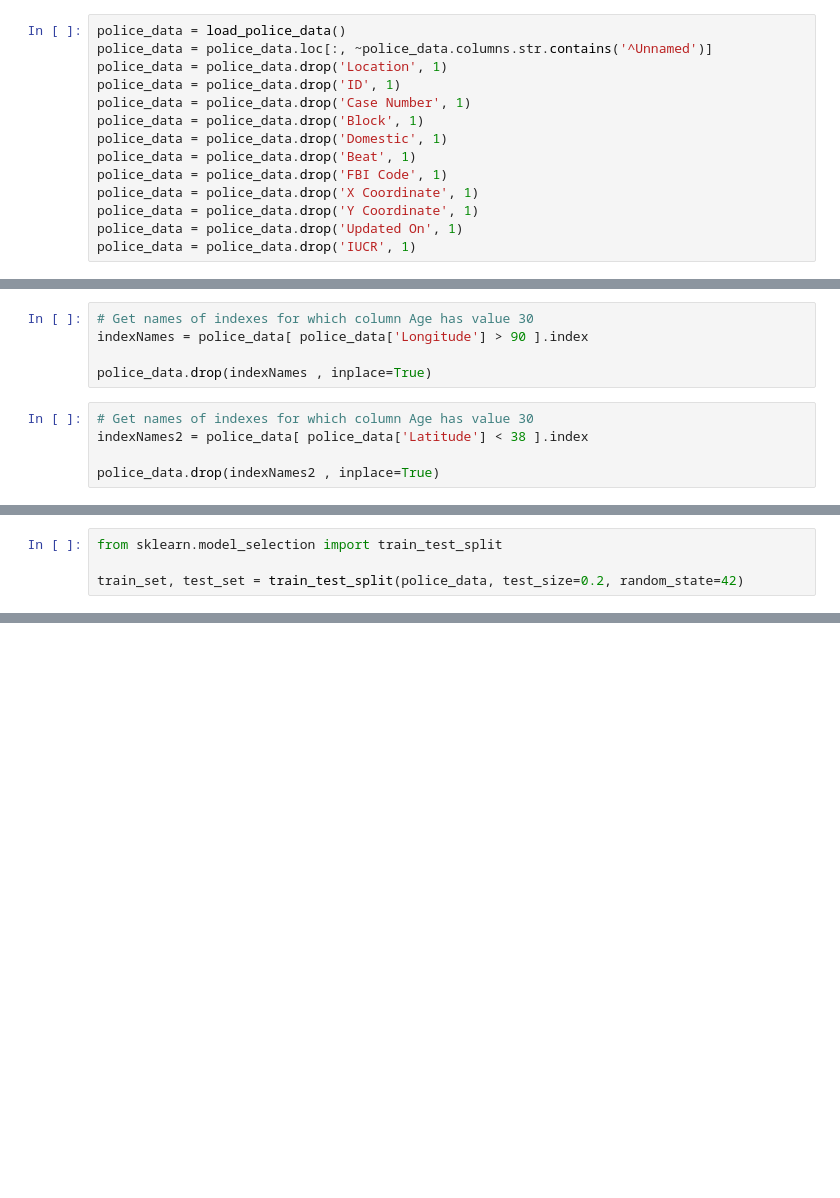
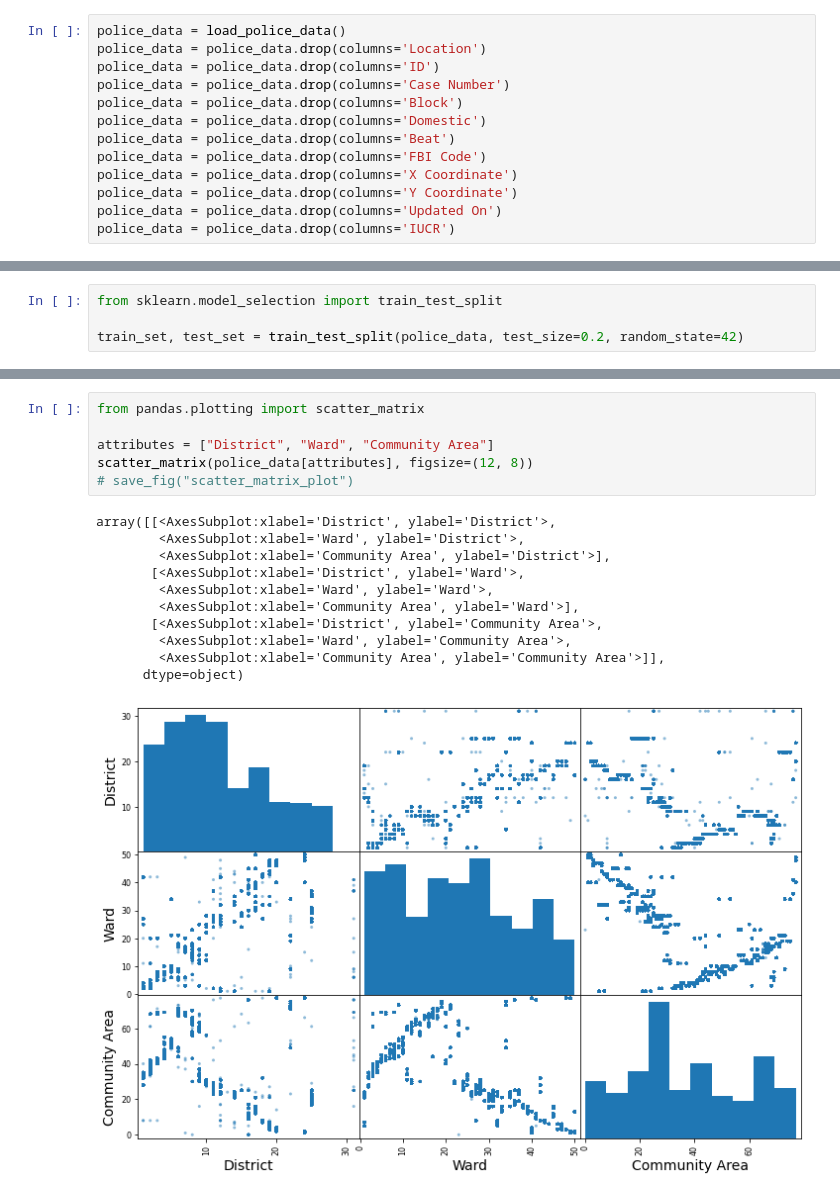
Before and after one commit to anto8460/chicago_project, a Jupyter notebook: chicago_project/chicago_project.ipynb, the cells around one changed output, grey strips where cells are left out. Drawn from its saved outputs; the diff is of its cells as text; blank space fills up the shorter version.

```diff
--- a/chicago_project/chicago_project.ipynb
+++ b/chicago_project/chicago_project.ipynb
@@ -35,15 +35,14 @@ def load_police_data():
     return pd.read_csv(csv_path, index_col=0)
 # %%
 police_data = load_police_data()
-police_data = police_data.loc[:, ~police_data.columns.str.contains('^Unnamed')]
-police_data = police_data.drop('Location', 1)
-police_data = police_data.drop('ID', 1)
-police_data = police_data.drop('Case Number', 1)
-police_data = police_data.drop('Block', 1)
-police_data = police_data.drop('Domestic', 1)
-police_data = police_data.drop('Beat', 1)
-police_data = police_data.drop('FBI Code', 1)
-police_data = police_data.drop('X Coordinate', 1)
-police_data = police_data.drop('Y Coordinate', 1)
-police_data = police_data.drop('Updated On', 1)
-police_data = police_data.drop('IUCR', 1)
+police_data = police_data.drop(columns='Location')
+police_data = police_data.drop(columns='ID')
+police_data = police_data.drop(columns='Case Number')
+police_data = police_data.drop(columns='Block')
+police_data = police_data.drop(columns='Domestic')
+police_data = police_data.drop(columns='Beat')
+police_data = police_data.drop(columns='FBI Code')
+police_data = police_data.drop(columns='X Coordinate')
+police_data = police_data.drop(columns='Y Coordinate')
+police_data = police_data.drop(columns='Updated On')
+police_data = police_data.drop(columns='IUCR')
@@ -50,12 +51,2 @@ police_data = police_data.drop('IUCR', 1)
-# %%
-# Get names of indexes for which column Age has value 30
-indexNames = police_data[ police_data['Longitude'] > 90 ].index
-
-police_data.drop(indexNames , inplace=True)
-# %%
-# Get names of indexes for which column Age has value 30
-indexNames2 = police_data[ police_data['Latitude'] < 38 ].index
-
-police_data.drop(indexNames2 , inplace=True)
 # %%
 police_data.head()
@@ -152,0 +318,18 @@ save_fig("bad_visualization_plot")
+# %%
+from pandas.plotting import scatter_matrix
+
+attributes = ["District", "Ward", "Community Area"]
+scatter_matrix(police_data[attributes], figsize=(12, 8))
+# save_fig("scatter_matrix_plot")
+# %% [output]
+array([[<AxesSubplot:xlabel='District', ylabel='District'>,
+        <AxesSubplot:xlabel='Ward', ylabel='District'>,
+        <AxesSubplot:xlabel='Community Area', ylabel='District'>],
+       [<AxesSubplot:xlabel='District', ylabel='Ward'>,
+        <AxesSubplot:xlabel='Ward', ylabel='Ward'>,
+        <AxesSubplot:xlabel='Community Area', ylabel='Ward'>],
+       [<AxesSubplot:xlabel='District', ylabel='Community Area'>,
+        <AxesSubplot:xlabel='Ward', ylabel='Community Area'>,
+        <AxesSubplot:xlabel='Community Area', ylabel='Community Area'>]],
+      dtype=object)
+[figure, added]
```
Also changed, not shown: parts of 19 cells of this notebook.
